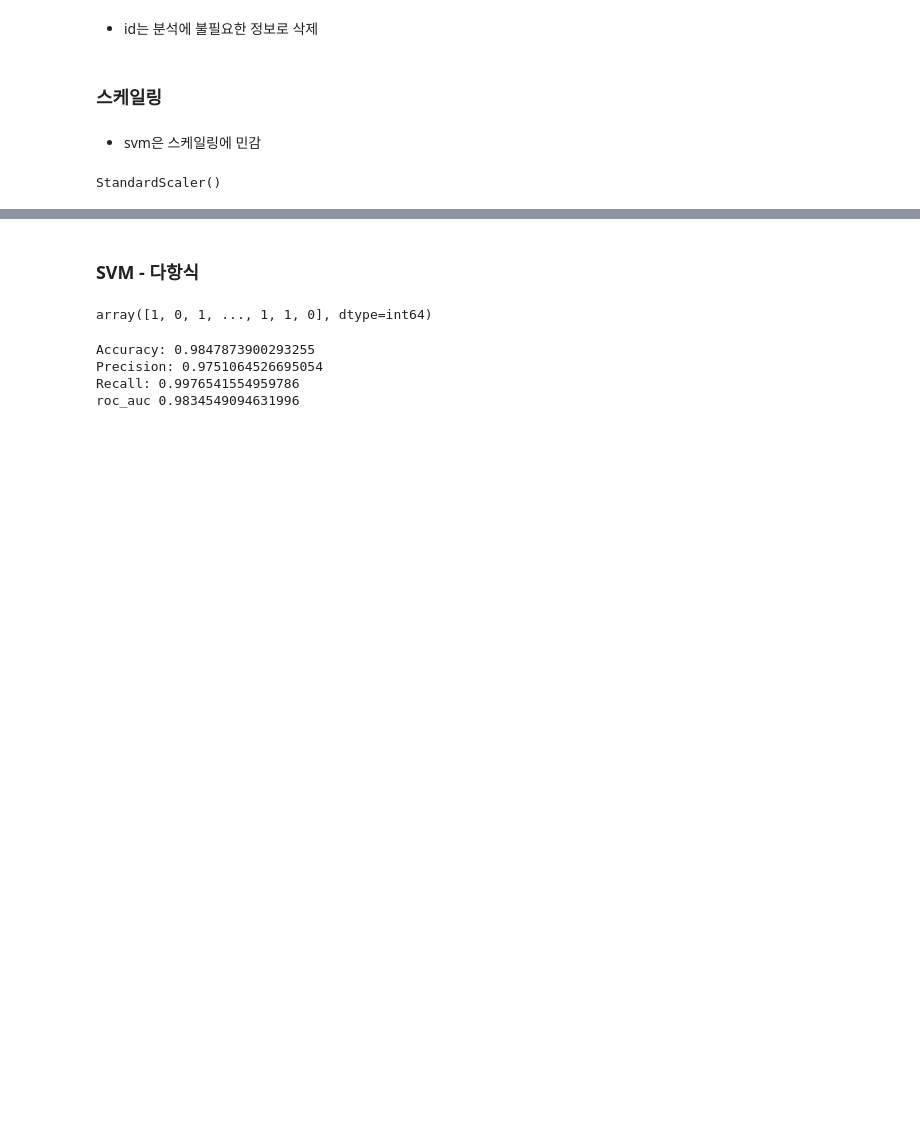
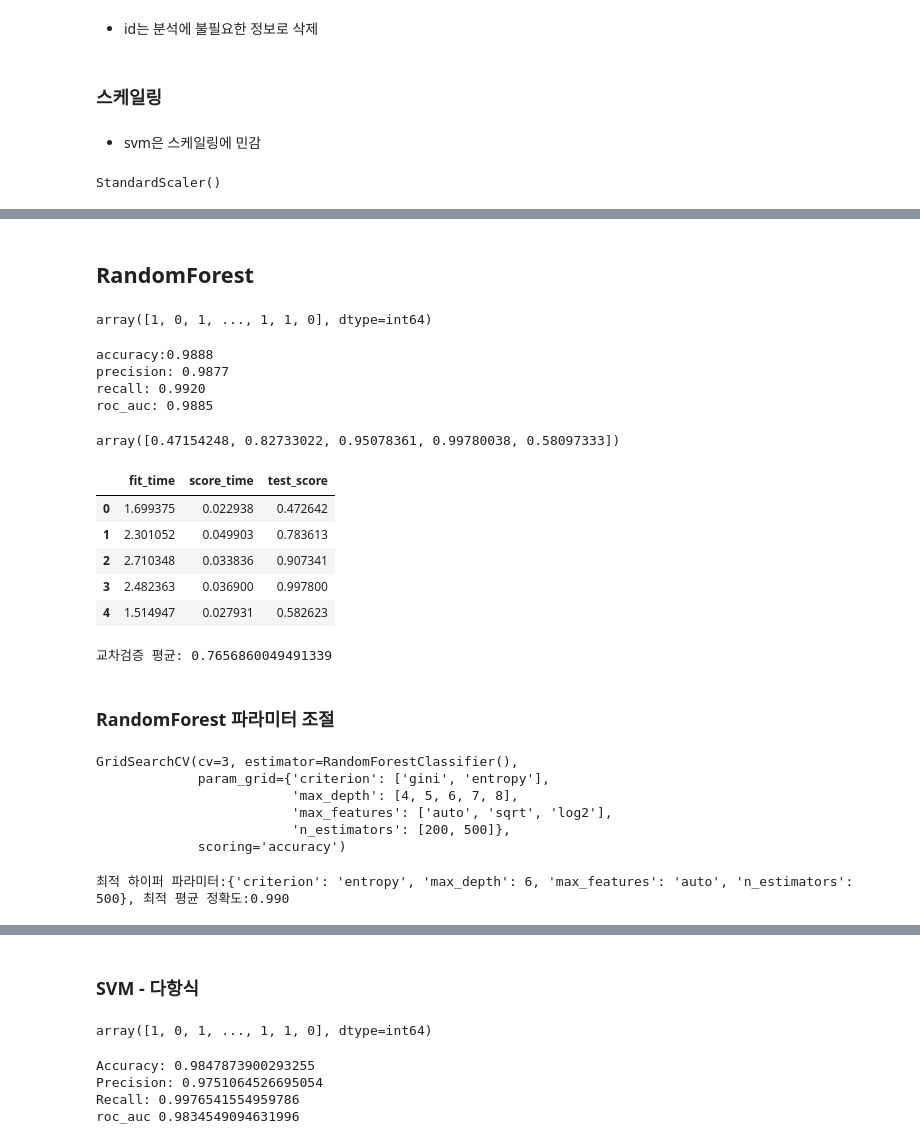
Before and after one commit to SungaHwang/ML_practice, a Jupyter notebook: SVM_RiceTypeClassification.ipynb, the cells around one changed output, grey strips where cells are left out. Saved outputs shown, nothing was run; the diff lists cells and outputs as text; code cells hidden in the pictures; blank space fills up the shorter version.

```diff
--- a/SVM_RiceTypeClassification.ipynb
+++ b/SVM_RiceTypeClassification.ipynb
@@ -203,0 +284,6 @@ print('교차검증 평균:', scores.mean())
+# %%
+params={'penalty': ['l1','l2','elasticnet'],
+       'C':[0.01,0.1,1,5,10]}
+# %%
+grid_lr = GridSearchCV(lr, param_grid = params, scoring = 'accuracy', cv=3)
+grid_lr.fit(X_train, y_train)
@@ -203,0 +330,47 @@ print('교차검증 평균:', scores.mean())
+# %% [markdown]
+## RandomForest
+# %%
+from sklearn.ensemble import RandomForestClassifier
+rf = RandomForestClassifier()
+rf.fit(X_train, y_train)
+rf_pred = rf.predict(X_test)
+# %%
+rf_pred
+# %% [output]
+array([1, 0, 1, ..., 1, 1, 0], dtype=int64)
+# %%
+#정확도
+print('accuracy:{:0.4f}'.format(accuracy_score(y_test, rf_pred)))
+# 정밀도
+print('precision: {:0.4f}'.format(precision_score(y_test, rf_pred)))
+#재현율
+print('recall: {:0.4f}'.format(recall_score(y_test, rf_pred)))
+# ROC_AUC
+print('roc_auc: {:0.4f}'.format(roc_auc_score(y_test, rf_pred)))
+# %% [output]
+accuracy:0.9888
+precision: 0.9877
+recall: 0.9920
+roc_auc: 0.9885
+# %%
+from sklearn.model_selection import cross_val_score, cross_validate
+
+scores = cross_val_score(rf, data_scaled, target, cv=5)
+scores
+# %% [output]
+array([0.47154248, 0.82733022, 0.95078361, 0.99780038, 0.58097333])
+# %%
+pd.DataFrame(cross_validate(rf,data_scaled,target, cv=5))
+# %% [output]
+|  | fit_time | score_time | test_score |
+| 0 | 1.699375 | 0.022938 | 0.472642 |
+| 1 | 2.301052 | 0.049903 | 0.783613 |
+| 2 | 2.710348 | 0.033836 | 0.907341 |
+| 3 | 2.482363 | 0.036900 | 0.997800 |
+| 4 | 1.514947 | 0.027931 | 0.582623 |
+# %%
+print('교차검증 평균:', scores.mean())
+# %% [output]
+교차검증 평균: 0.7656860049491339
+# %% [markdown]
+### RandomForest 파라미터 조절
@@ -203,0 +384,15 @@ print('교차검증 평균:', scores.mean())
+# %%
+grid_rf = GridSearchCV(rf, param_grid = params, scoring = 'accuracy', cv=3)
+grid_rf.fit(X_train, y_train)
+# %% [output]
+GridSearchCV(cv=3, estimator=RandomForestClassifier(),
+             param_grid={'criterion': ['gini', 'entropy'],
+                         'max_depth': [4, 5, 6, 7, 8],
+                         'max_features': ['auto', 'sqrt', 'log2'],
+                         'n_estimators': [200, 500]},
+             scoring='accuracy')
+# %%
+print('최적 하이퍼 파라미터:{0}, 최적 평균 정확도:{1:.3f}'.format(grid_rf.best_params_,
+                                                 grid_rf.best_score_))
+# %% [output]
+최적 하이퍼 파라미터:{'criterion': 'entropy', 'max_depth': 6, 'max_features': 'auto', 'n_estimators': 500}, 최적 평균 정확도:0.990
```
Also changed, not shown: parts of 61 cells of this notebook.
